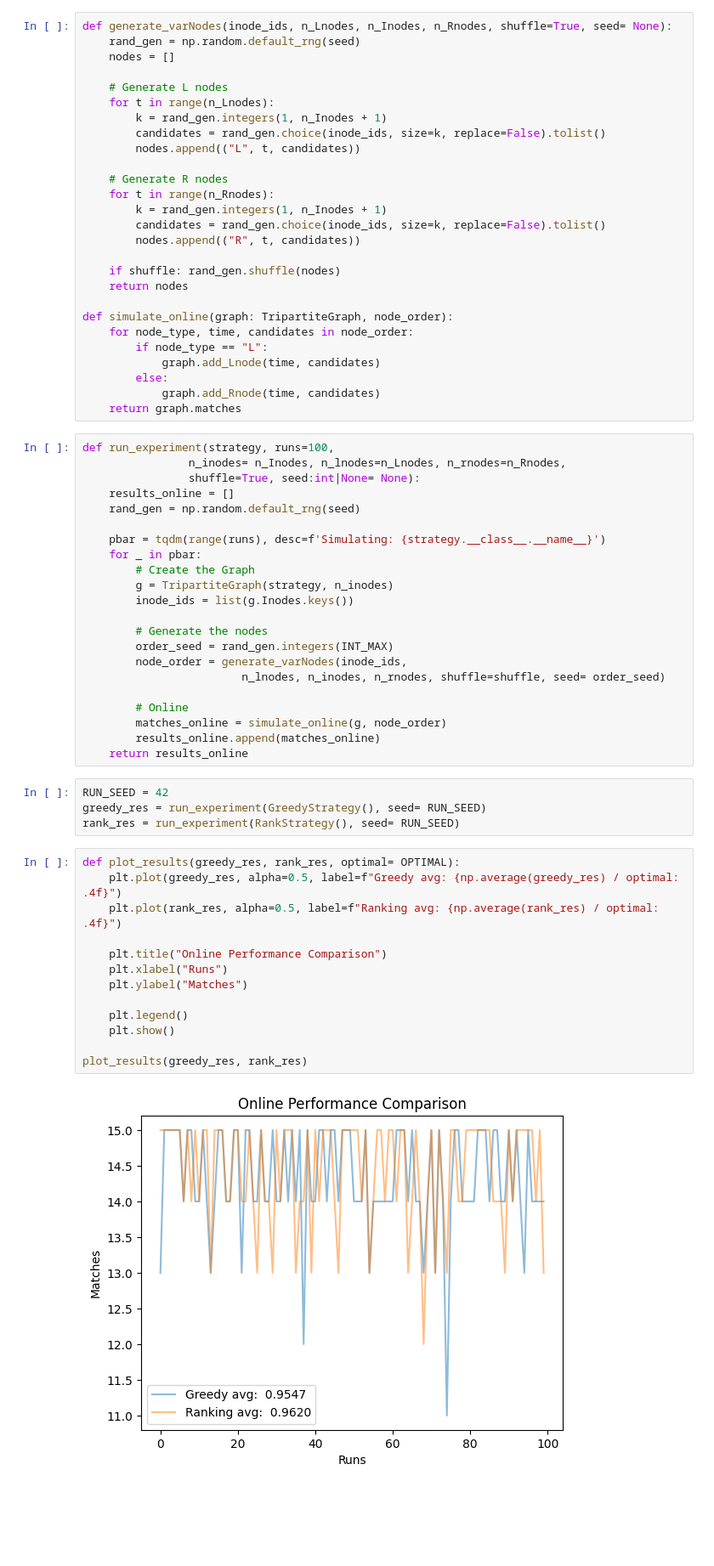
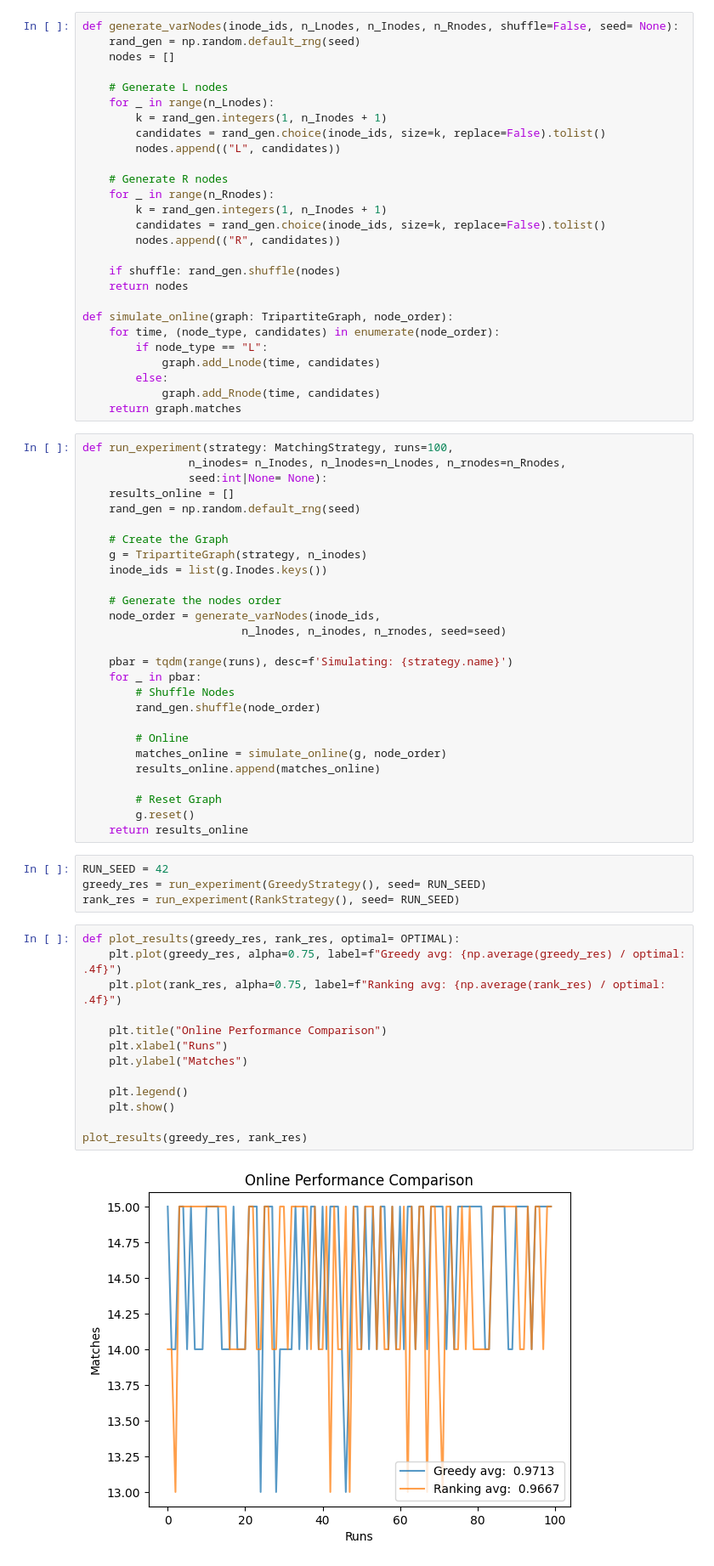
Before and after one commit to Mathwizard1/Capstone, a Jupyter notebook: Simulation.ipynb, the cells around one changed output. Shown at 85% size. Saved outputs shown, nothing was run; the diff lists cells and outputs as text; blank space fills up the shorter version.

Commit message:
GraphSimulation v1.1

```diff
--- a/Simulation.ipynb
+++ b/Simulation.ipynb
@@ -16,53 +16,58 @@ n_Rnodes = 20
 INT_MAX = int(1e6)
 OPTIMAL = min(n_Lnodes, n_Inodes, n_Rnodes)
 # %%
-def generate_varNodes(inode_ids, n_Lnodes, n_Inodes, n_Rnodes, shuffle=True, seed= None):
+def generate_varNodes(inode_ids, n_Lnodes, n_Inodes, n_Rnodes, shuffle=False, seed= None):
     rand_gen = np.random.default_rng(seed)
     nodes = []
 
     # Generate L nodes
-    for t in range(n_Lnodes):
+    for _ in range(n_Lnodes):
         k = rand_gen.integers(1, n_Inodes + 1)
         candidates = rand_gen.choice(inode_ids, size=k, replace=False).tolist()
-        nodes.append(("L", t, candidates))
+        nodes.append(("L", candidates))
 
     # Generate R nodes
-    for t in range(n_Rnodes):
+    for _ in range(n_Rnodes):
         k = rand_gen.integers(1, n_Inodes + 1)
         candidates = rand_gen.choice(inode_ids, size=k, replace=False).tolist()
-        nodes.append(("R", t, candidates))
+        nodes.append(("R", candidates))
 
     if shuffle: rand_gen.shuffle(nodes)
     return nodes
 
 def simulate_online(graph: TripartiteGraph, node_order):
-    for node_type, time, candidates in node_order:
+    for time, (node_type, candidates) in enumerate(node_order):
         if node_type == "L":
             graph.add_Lnode(time, candidates)
         else:
             graph.add_Rnode(time, candidates)
     return graph.matches
 # %%
-def run_experiment(strategy, runs=100,
+def run_experiment(strategy: MatchingStrategy, runs=100,
                 n_inodes= n_Inodes, n_lnodes=n_Lnodes, n_rnodes=n_Rnodes,
-                shuffle=True, seed:int|None= None):
+                seed:int|None= None):
     results_online = []
     rand_gen = np.random.default_rng(seed)
 
-    pbar = tqdm(range(runs), desc=f'Simulating: {strategy.__class__.__name__}')
+    # Create the Graph
+    g = TripartiteGraph(strategy, n_inodes)
+    inode_ids = list(g.Inodes.keys())
+
+    # Generate the nodes order
+    node_order = generate_varNodes(inode_ids,
+                        n_lnodes, n_inodes, n_rnodes, seed=seed)
+
+    pbar = tqdm(range(runs), desc=f'Simulating: {strategy.name}')
     for _ in pbar:
-        # Create the Graph
-        g = TripartiteGraph(strategy, n_inodes)
-        inode_ids = list(g.Inodes.keys())
-
-        # Generate the nodes
-        order_seed = rand_gen.integers(INT_MAX)
-        node_order = generate_varNodes(inode_ids,
-                        n_lnodes, n_inodes, n_rnodes, shuffle=shuffle, seed= order_seed)
+        # Shuffle Nodes
+        rand_gen.shuffle(node_order)
 
         # Online
         matches_online = simulate_online(g, node_order)
         results_online.append(matches_online)
+
+        # Reset Graph
+        g.reset()
     return results_online
 # %%
 RUN_SEED = 42
@@ -70,16 +75,16 @@ greedy_res = run_experiment(GreedyStrategy(), seed= RUN_SEED)
 rank_res = run_experiment(RankStrategy(), seed= RUN_SEED)
 # %%
 def plot_results(greedy_res, rank_res, optimal= OPTIMAL):
-    plt.plot(greedy_res, alpha=0.5, label=f"Greedy avg: {np.average(greedy_res) / optimal: .4f}")
-    plt.plot(rank_res, alpha=0.5, label=f"Ranking avg: {np.average(rank_res) / optimal: .4f}")
+    plt.plot(greedy_res, alpha=0.75, label=f"Greedy avg: {np.average(greedy_res) / optimal: .4f}")
+    plt.plot(rank_res, alpha=0.75, label=f"Ranking avg: {np.average(rank_res) / optimal: .4f}")
 
     plt.title("Online Performance Comparison")
     plt.xlabel("Runs")
     plt.ylabel("Matches")
 
     plt.legend()
     plt.show()
 
 plot_results(greedy_res, rank_res)
 # %% [output]
-[figure, old version]
+[figure, new version]
```
Also changed, not shown: parts of 1 cell of this notebook, 3 other files.
